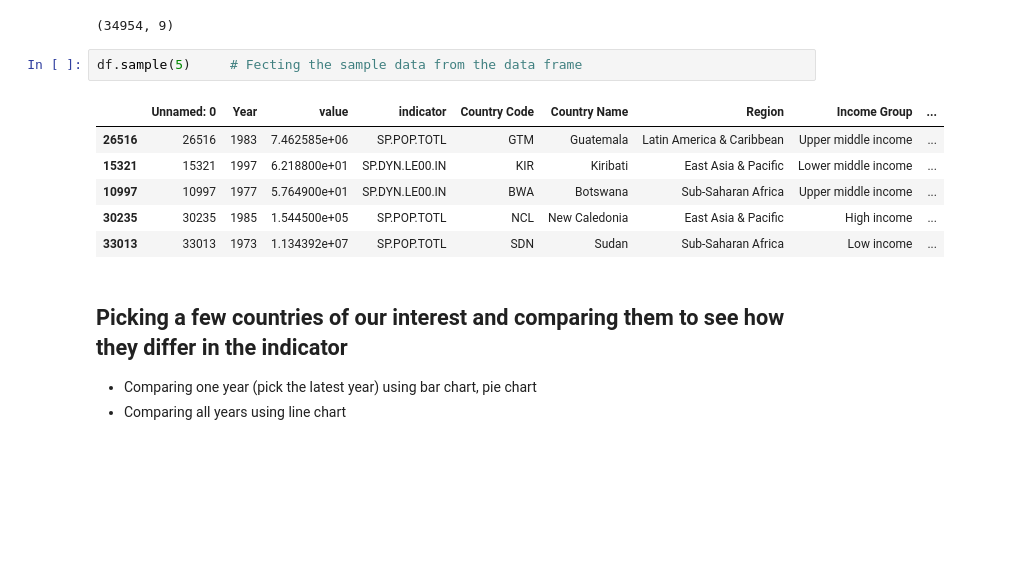
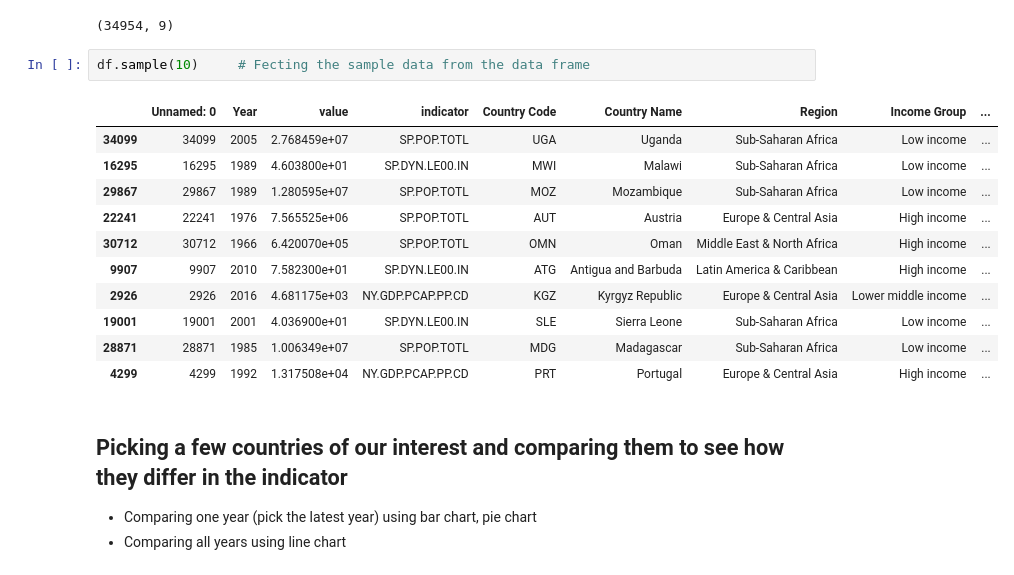
Before and after one commit to arthik1699/DATA690_Data_Visulaization_Statistics, a Jupyter notebook: Assignment_07/Assignment07.ipynb, the cells around one changed output. Drawn from its saved outputs; the diff is of its cells as text; blank space fills up the shorter version.

```diff
--- a/Assignment_07/Assignment07.ipynb
+++ b/Assignment_07/Assignment07.ipynb
@@ -21,14 +21,19 @@ df.shape         # finding the shape of the data frame
 # %% [output]
 (34954, 9)
 # %%
-df.sample(5)     # Fecting the sample data from the data frame
+df.sample(10)     # Fecting the sample data from the data frame
 # %% [output]
 |  | Unnamed: 0 | Year | value | indicator | Country Code | Country Name | Region | Income Group | ... |
-| 26516 | 26516 | 1983 | 7.462585e+06 | SP.POP.TOTL | GTM | Guatemala | Latin America & Caribbean | Upper middle income | ... |
-| 15321 | 15321 | 1997 | 6.218800e+01 | SP.DYN.LE00.IN | KIR | Kiribati | East Asia & Pacific | Lower middle income | ... |
-| 10997 | 10997 | 1977 | 5.764900e+01 | SP.DYN.LE00.IN | BWA | Botswana | Sub-Saharan Africa | Upper middle income | ... |
-| 30235 | 30235 | 1985 | 1.544500e+05 | SP.POP.TOTL | NCL | New Caledonia | East Asia & Pacific | High income | ... |
-| 33013 | 33013 | 1973 | 1.134392e+07 | SP.POP.TOTL | SDN | Sudan | Sub-Saharan Africa | Low income | ... |
+| 34099 | 34099 | 2005 | 2.768459e+07 | SP.POP.TOTL | UGA | Uganda | Sub-Saharan Africa | Low income | ... |
+| 16295 | 16295 | 1989 | 4.603800e+01 | SP.DYN.LE00.IN | MWI | Malawi | Sub-Saharan Africa | Low income | ... |
+| 29867 | 29867 | 1989 | 1.280595e+07 | SP.POP.TOTL | MOZ | Mozambique | Sub-Saharan Africa | Low income | ... |
+| 22241 | 22241 | 1976 | 7.565525e+06 | SP.POP.TOTL | AUT | Austria | Europe & Central Asia | High income | ... |
+| 30712 | 30712 | 1966 | 6.420070e+05 | SP.POP.TOTL | OMN | Oman | Middle East & North Africa | High income | ... |
+| 9907 | 9907 | 2010 | 7.582300e+01 | SP.DYN.LE00.IN | ATG | Antigua and Barbuda | Latin America & Caribbean | High income | ... |
+| 2926 | 2926 | 2016 | 4.681175e+03 | NY.GDP.PCAP.PP.CD | KGZ | Kyrgyz Republic | Europe & Central Asia | Lower middle income | ... |
+| 19001 | 19001 | 2001 | 4.036900e+01 | SP.DYN.LE00.IN | SLE | Sierra Leone | Sub-Saharan Africa | Low income | ... |
+| 28871 | 28871 | 1985 | 1.006349e+07 | SP.POP.TOTL | MDG | Madagascar | Sub-Saharan Africa | Low income | ... |
+| 4299 | 4299 | 1992 | 1.317508e+04 | NY.GDP.PCAP.PP.CD | PRT | Portugal | Europe & Central Asia | High income | ... |
 # %% [markdown]
 ## Picking a few countries of our interest and comparing them to see how they differ in the indicator
 - Comparing one year (pick the latest year) using bar chart, pie chart
```
Also changed, not shown: parts of 11 cells of this notebook.
